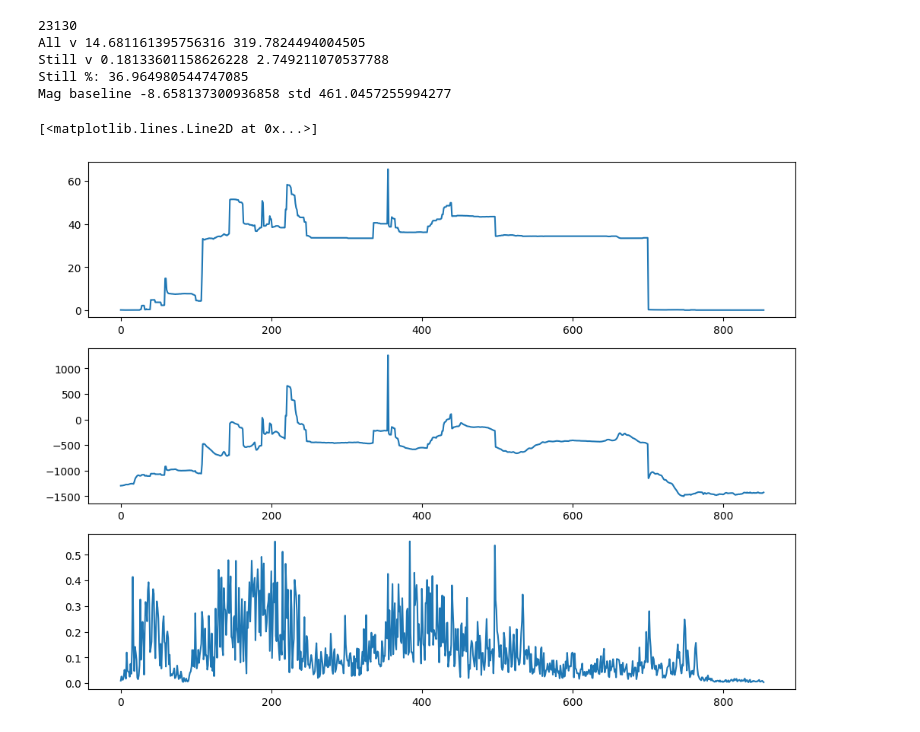
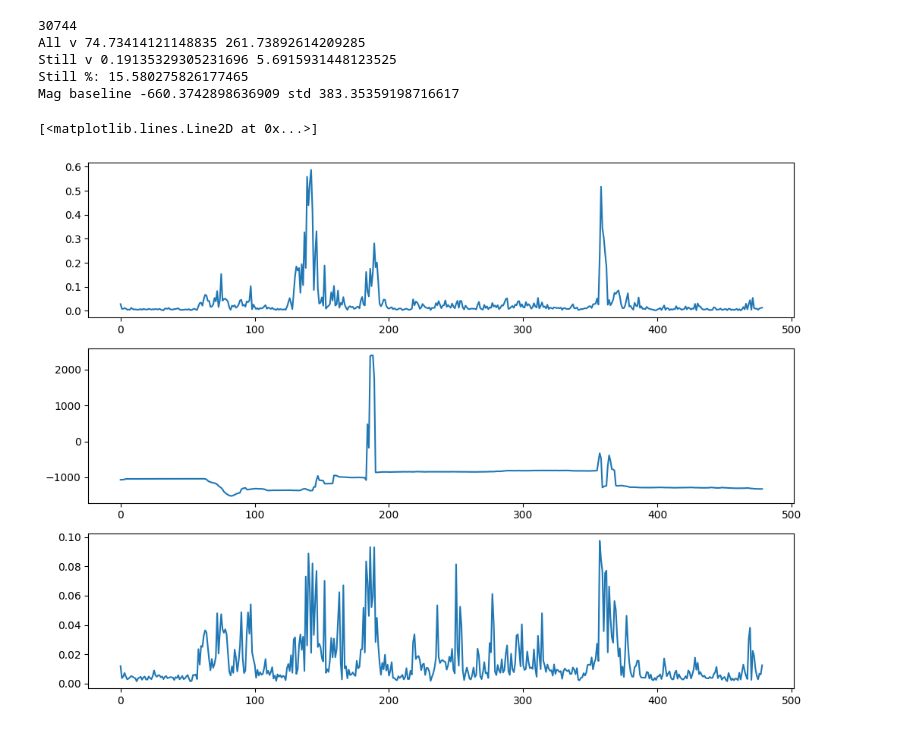
Before and after one commit to colinpate/sus, a Jupyter notebook: cal.ipynb, the cells around one changed output. Drawn from its saved outputs; the diff is of its cells as text; code cells hidden in the pictures.

```diff
--- a/cal.ipynb
+++ b/cal.ipynb
@@ -199,8 +201,7 @@ if dec:
 dt_s = np.diff(t, prepend=t[0]-0.01)
 print(dt_s.shape)
 print(travel.shape)
-v = np.diff(travel, prepend=travel[0]) / dt_s
-a_gt = np.diff(v, prepend=v[0]) / dt_s
+t, a_meas, a_gt, v = derive_gt(ws, use_gradient=True, use_raw=False)
 print(dt_s.shape)
 print(travel.shape)
 print(mag_proj.shape)
@@ -333,48 +335,52 @@ S1 spectrogram
 # %%
 # See how we can identify still sections for mag baseline
-still_a_max = 1
+still_a_max = 0.1#1
 still_len = 10
 
 still_mags = []
 still_as = []
 still_travs = []
 still_vs = []
+still_s2 = []
 for i in range(0, mag_proj.shape[0] - still_len, still_len):
     mag_chunk = mag_proj[i:i+still_len]
     a_chunk = a_proj_lhp[i:i+still_len]
-    a_s2_chunk = a_s2_x_lp[i:i+still_len]
+    a_s2_chunk = np.linalg.norm(a_s1[i*2:(i+still_len)*2], axis=1)
     trav_chunk = travel[i:i+still_len]
     v_chunk = v[i:i+still_len]
     if max(abs(a_chunk)) < still_a_max:
+    #if np.std(a_chunk) < still_a_max:
         still_mags.append(mag_chunk)
         still_as.append(abs(a_chunk))
         still_travs.append(trav_chunk)
         still_vs.append(abs(v_chunk))
+        still_s2.append(a_s2_chunk)
 
 print(len(v))
 print("All v", np.median(abs(v)), np.std(abs(v)))
 print("Still v", np.median(still_vs), np.std(still_vs))
 print("Still %:", len(still_vs) * still_len / len(v) * 100)
 
 # Set up parameters for finding mag->travel training chunks
-mag_baseline = np.median(still_mags) + np.std(still_mags) #np.percentile(still_mags, 90)#
+mag_baseline = np.median(still_mags) + np.std(still_mags)  # np.percentile(still_mags, 90)#
 print("Mag baseline", mag_baseline, "std", np.std(still_mags))
 
 plt.figure(figsize=(12,9))
 plt.subplot(3, 1, 1)
-plt.plot([np.median(i) for i in still_travs])
+#plt.plot([np.median(i) for i in still_travs])
+plt.plot([np.median(i) for i in still_as])
 plt.subplot(3, 1, 2)
 plt.plot([np.median(i) for i in still_mags])
 plt.subplot(3, 1, 3)
-plt.plot([np.median(i) for i in still_as])
+plt.plot([np.std(i) for i in still_as])
 # %% [output]
-23130
-All v 14.681161395756316 319.7824494004505
-Still v 0.18133601158626228 2.749211070537788
-Still %: 36.964980544747085
-Mag baseline -8.658137300936858 std 461.0457255994277
+30744
+All v 74.73414121148835 261.73892614209285
+Still v 0.19135329305231696 5.6915931448123525
+Still %: 15.580275826177465
+Mag baseline -660.3742898636909 std 383.35359198716617
 [<matplotlib.lines.Line2D at 0x...>]
-[figure, old version]
+[figure, new version]
 # %%
 
 
```
Also changed, not shown: parts of 19 cells of this notebook.
